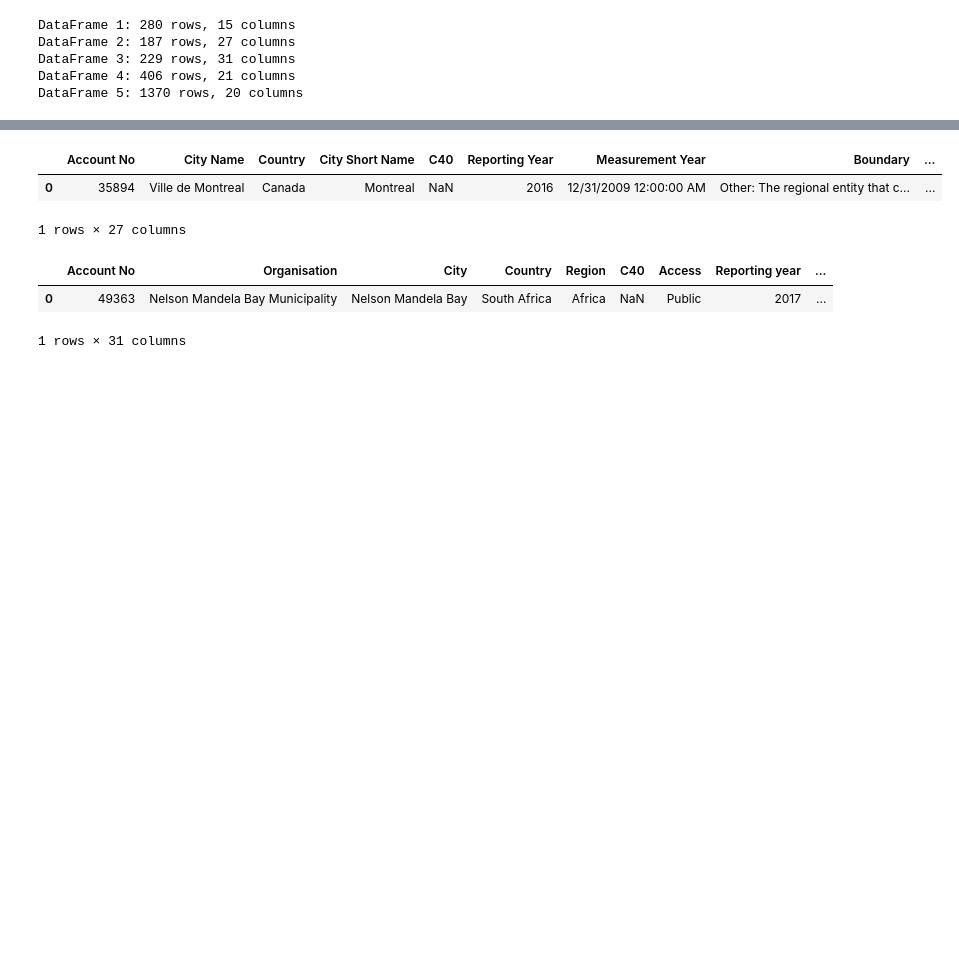
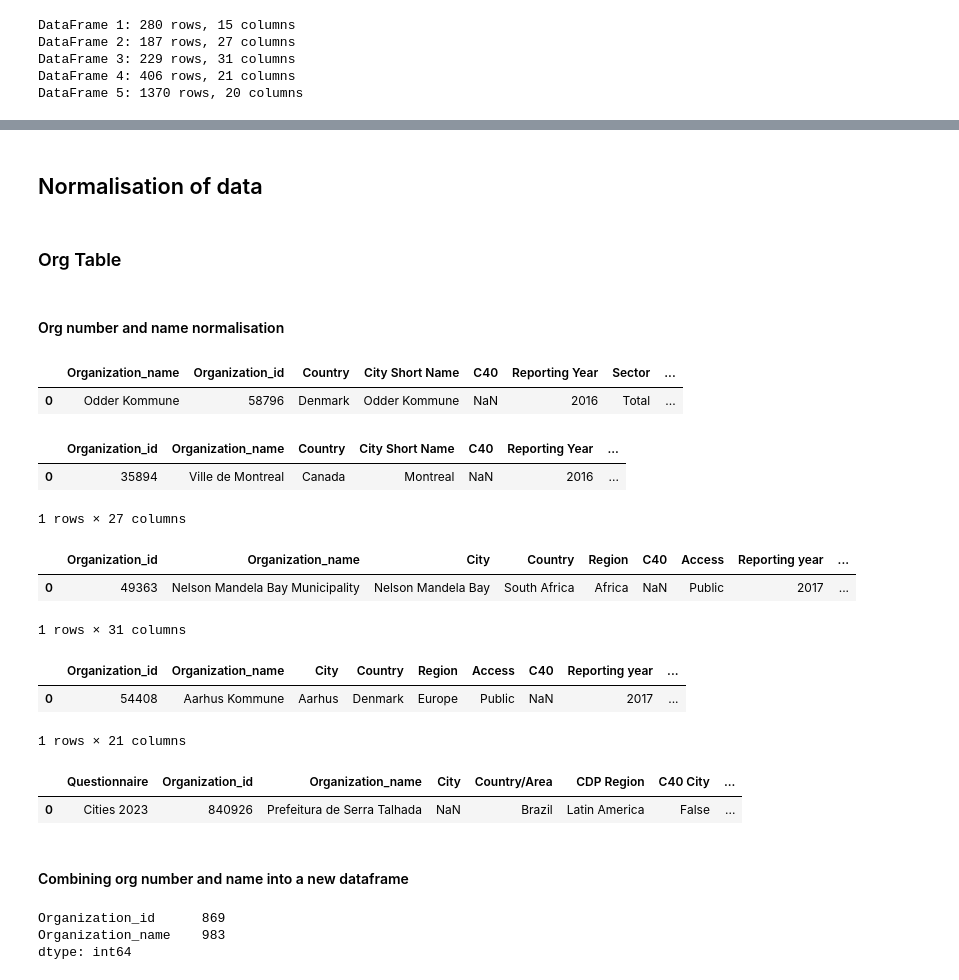
Before and after one commit to Gruppe-H/DB_assignment1, a Jupyter notebook: Dataset Cleanup.ipynb, the cells around one changed output, grey strips where cells are left out. Drawn from its saved outputs; the diff is of its cells as text; code cells hidden in the pictures; blank space fills up the shorter version.

```diff
--- a/Dataset Cleanup.ipynb
+++ b/Dataset Cleanup.ipynb
@@ -25,16 +21,39 @@ df1.head(1)
+# %% [markdown]
+## Normalisation of data
+# %% [markdown]
+### Org Table
+# %%
+# variables for column names
+org_no = 'Organization_id'
+org_name = 'Organization_name'
+c40 = 'C40_member'
+GCoM = 'GCoM_member'
+acc_year = 'accounting_year'
+org_bound = 'Organization_boundary'
+
+## The dataframe will be called 'final_df' for the dataframe with the above NOTE: naming should be improved for the other tables
+# %% [markdown]
+#### Org number and name normalisation
+# %%
+df1.head(1)
+df1.rename(columns={'Account No': org_no,'Organisation': org_name}, inplace=True)
+df1.head(1)
+# %% [output]
+|  | Organization_name | Organization_id | Country | City Short Name | C40 | Reporting Year | Sector | ... |
+| 0 | Odder Kommune | 58796 | Denmark | Odder Kommune | NaN | 2016 | Total | ... |
 # %%
 df2.head(1)
-df2.rename(columns={'Account Number': 'Account No'}, inplace=True)
+df2.rename(columns={'Account Number': org_no,'City Name': org_name}, inplace=True)
 df2.head(1)
 # %% [output]
-|  | Account No | City Name | Country | City Short Name | C40 | Reporting Year | Measurement Year | Boundary | ... |
-| 0 | 35894 | Ville de Montreal | Canada | Montreal | NaN | 2016 | 12/31/2009 12:00:00 AM | Other: The regional entity that c... | ... |
+|  | Organization_id | Organization_name | Country | City Short Name | C40 | Reporting Year | ... |
+| 0 | 35894 | Ville de Montreal | Canada | Montreal | NaN | 2016 | ... |
 1 rows × 27 columns
 # %%
-df4.head(1)
-# df3.rename(columns={'Account number': 'Account No','Organization': 'Organisation'}, inplace=True)
-# df3.head(1)
+df3.head(1)
+df3.rename(columns={'Account number': org_no,'Organization': org_name}, inplace=True)
+df3.head(1)
 # %% [output]
-|  | Account No | Organisation | City | Country | Region | C40 | Access | Reporting year | ... |
+|  | Organization_id | Organization_name | City | Country | Region | C40 | Access | Reporting year | ... |
 | 0 | 49363 | Nelson Mandela Bay Municipality | Nelson Mandela Bay | South Africa | Africa | NaN | Public | 2017 | ... |
 1 rows × 31 columns
@@ -47,0 +60,34 @@ df4.head(1)
+# %%
+df4.head(1)
+df4.rename(columns={'Account No': org_no,'Organisation': org_name}, inplace=True)
+df4.head(1)
+# %% [output]
+|  | Organization_id | Organization_name | City | Country | Region | Access | C40 | Reporting year | ... |
+| 0 | 54408 | Aarhus Kommune | Aarhus | Denmark | Europe | Public | NaN | 2017 | ... |
+1 rows × 21 columns
+# %%
+df5.head(1)
+df5.rename(columns={'Organization Number': org_no,'Organization Name': org_name}, inplace=True)
+df5.head(1)
+# %% [output]
+|  | Questionnaire | Organization_id | Organization_name | City | Country/Area | CDP Region | C40 City | ... |
+| 0 | Cities 2023 | 840926 | Prefeitura de Serra Talhada | NaN | Brazil | Latin America | False | ... |
+# %% [markdown]
+#### Combining org number and name into a new dataframe
+# %%
+# This takes all rows of all 5 datasets, but only adds the org name and number
+combined_df = pd.concat([
+    df1[[org_no, org_name]],
+    df2[[org_no, org_name]],
+    df3[[org_no, org_name]],
+    df4[[org_no, org_name]],
+    df5[[org_no, org_name]],
+])
+
+# Then all duplicates are dropped to get unique pairs
+newdf = combined_df.drop_duplicates().reset_index(drop=True)
+newdf.nunique()
+# %% [output]
+Organization_id      869
+Organization_name    983
+dtype: int64
```
Also changed, not shown: parts of 28 cells of this notebook.
